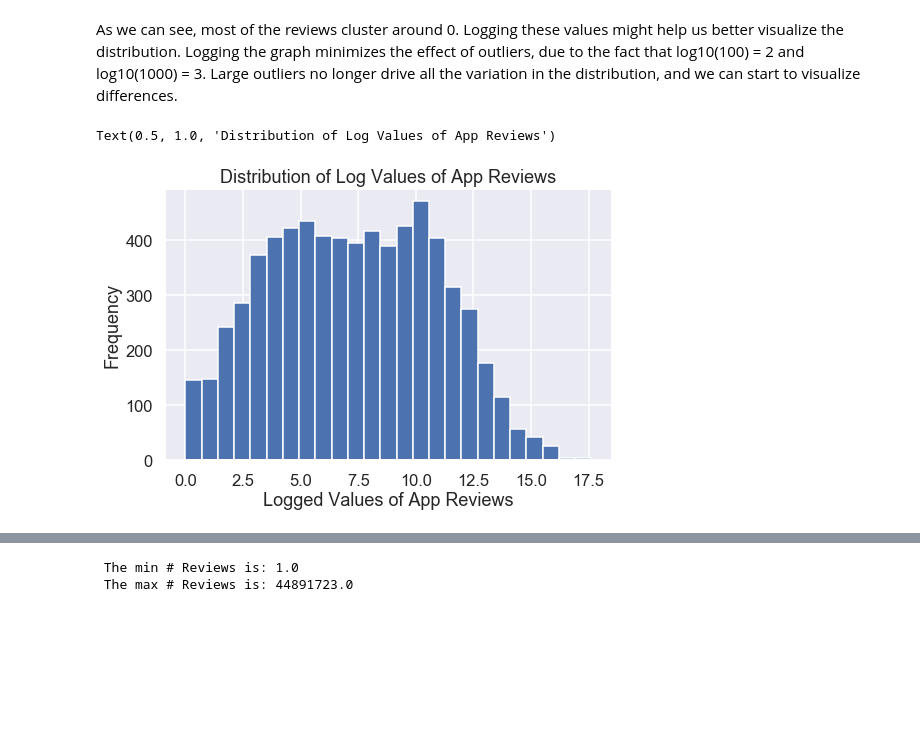
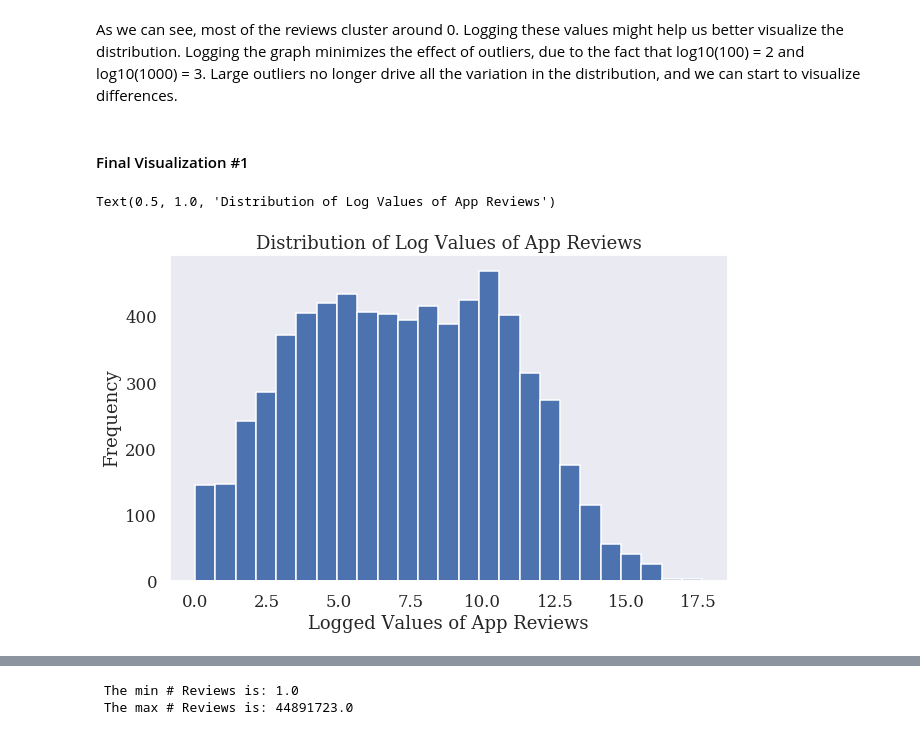
Before and after one commit to Titan-Ngo/COGS108_Repo, a Jupyter notebook: FinalProject.ipynb, the cells around one changed output, grey strips where cells are left out. Saved outputs shown, nothing was run; the diff lists cells and outputs as text; code cells hidden in the pictures; blank space fills up the shorter version.

```diff
--- a/FinalProject.ipynb
+++ b/FinalProject.ipynb
@@ -620,12 +621,20 @@ Text(0.5, 1.0, 'Distribution of App Reviews')
 [figure]
 # %% [markdown]
 As we can see, most of the reviews cluster around 0. Logging these values might help us better visualize the distribution. Logging the graph minimizes the effect of outliers, due to the fact that log10(100) = 2 and log10(1000) = 3. Large outliers no longer drive all the variation in the distribution, and we can start to visualize differences.
+# %% [markdown]
+#### Final Visualization #1
+# %%
+# Visualization customization
+plt.rcParams["font.family"] = "Serif"
+plt.rcParams["font.size"] = "10"
+plt.rcParams['figure.titlesize'] = "small"
 # %%
 df['log_value_Reviews'] = np.log(df['Reviews'])
-df['log_value_Reviews'].plot(kind = 'hist', bins = 25, figsize = (8,5))
+df['log_value_Reviews'].plot(kind = 'hist', bins = 25, figsize = (10,6))
+plt.grid(None)
 plt.xlabel('Logged Values of App Reviews')
 plt.ylabel('Frequency')
 plt.title('Distribution of Log Values of App Reviews')
 # %% [output]
 Text(0.5, 1.0, 'Distribution of Log Values of App Reviews')
-[figure, old version]
+[figure, new version]
```
Also changed, not shown: parts of 47 cells of this notebook.
